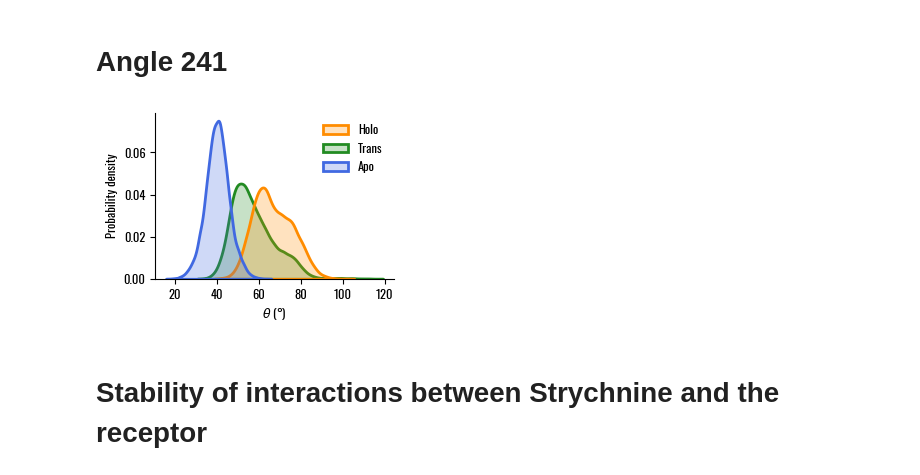
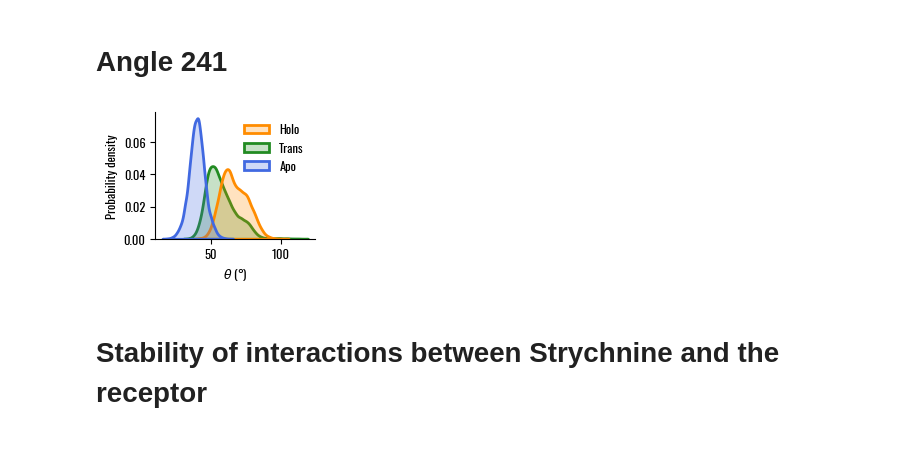
Before and after one commit to lorenzopallante/TAS2R46, a Jupyter notebook: Conformational_analysis.ipynb, the cells around one changed output. Cells and saved outputs as stored; diff of their text form; code cells hidden in the pictures; blank space fills up the shorter version.

```diff
--- a/Conformational_analysis.ipynb
+++ b/Conformational_analysis.ipynb
@@ -171,18 +171,18 @@ for U in [u_apo,u_holo,u_trans]:
 
 angles = np.stack(angles,axis=0)
 # %%
-fig,ax = plt.subplots(1,1,figsize=(8/2.54,6/2.54),sharex=True,sharey=True)
+fig,ax = plt.subplots(1,1,figsize=(6/2.54,5/2.54),sharex=True,sharey=True)
 sns.kdeplot(x=angles[1,:,0],ax=ax,color=palette[1],label='Holo',cut=0, fill=True,zorder=0)
 sns.kdeplot(x=angles[2,:,0],ax=ax,color=palette[2],label='Trans',cut=0, fill=True,zorder=-1)
 sns.kdeplot(x=angles[0,:,0],ax=ax,color=palette[0],label='Apo',cut=0, fill=True,zorder=0)
 ax.legend()
 ax.set_xlabel(r'$\theta$ (°)')
 ax.set_ylabel('Probability density')
 sns.despine()
 fig.tight_layout()
 fig.savefig('../05-Images/angle_Y241.png',dpi=600,facecolor='white')
 # %% [output]
-[figure, old version]
+[figure, new version]
 # %% [markdown]
 # Stability of interactions between Strychnine and the receptor
 # %%
```
Also changed, not shown: parts of 1 cell of this notebook, 1 other file.
